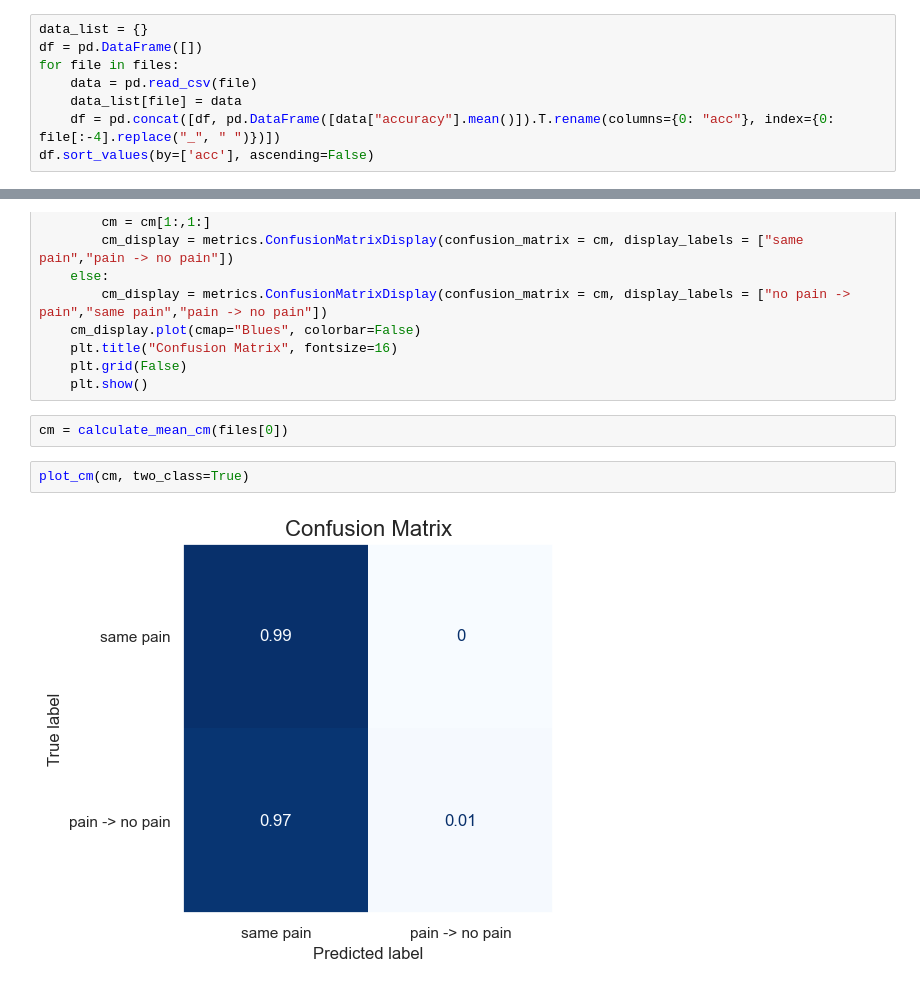
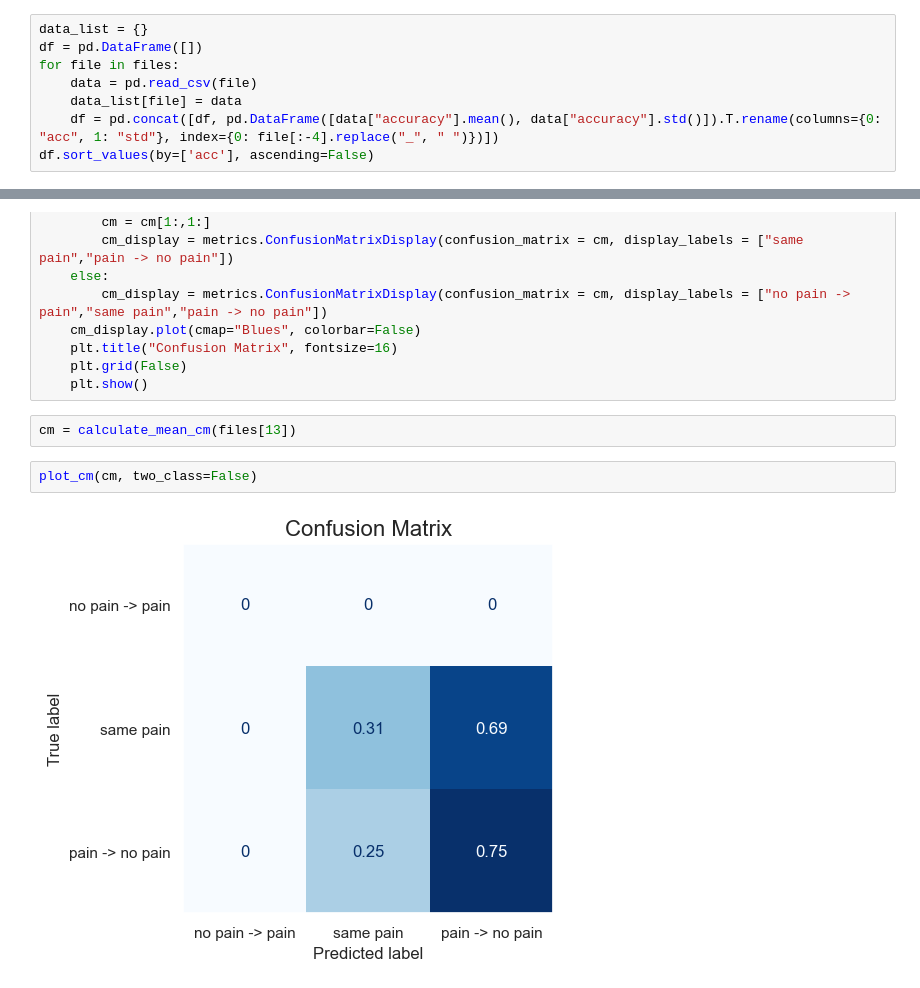
Before and after one commit to sven-knoblauch/PainLevelShiftDetection, a Jupyter notebook: ThreeClassSiamese/results/no_finetuning/display_results.ipynb, the cells around one changed output, grey strips where cells are left out. Cells and saved outputs as stored; diff of their text form.

```diff
--- a/ThreeClassSiamese/results/no_finetuning/display_results.ipynb
+++ b/ThreeClassSiamese/results/no_finetuning/display_results.ipynb
@@ -16,6 +16,6 @@ df = pd.DataFrame([])
 for file in files:
     data = pd.read_csv(file)
     data_list[file] = data
-    df = pd.concat([df, pd.DataFrame([data["accuracy"].mean()]).T.rename(columns={0: "acc"}, index={0: file[:-4].replace("_", " ")})])
+    df = pd.concat([df, pd.DataFrame([data["accuracy"].mean(), data["accuracy"].std()]).T.rename(columns={0: "acc", 1: "std"}, index={0: file[:-4].replace("_", " ")})])
 df.sort_values(by=['acc'], ascending=False)
 # %% [output]
@@ -70,8 +70,8 @@ def plot_cm(cm, two_class=False):
     plt.grid(False)
     plt.show()
 # %%
-cm = calculate_mean_cm(files[0])
+cm = calculate_mean_cm(files[13])
 # %%
-plot_cm(cm, two_class=True)
+plot_cm(cm, two_class=False)
 # %% [output]
-[figure, old version]
+[figure, new version]
```
Also changed, not shown: parts of 1 cell of this notebook, 20 other files.
